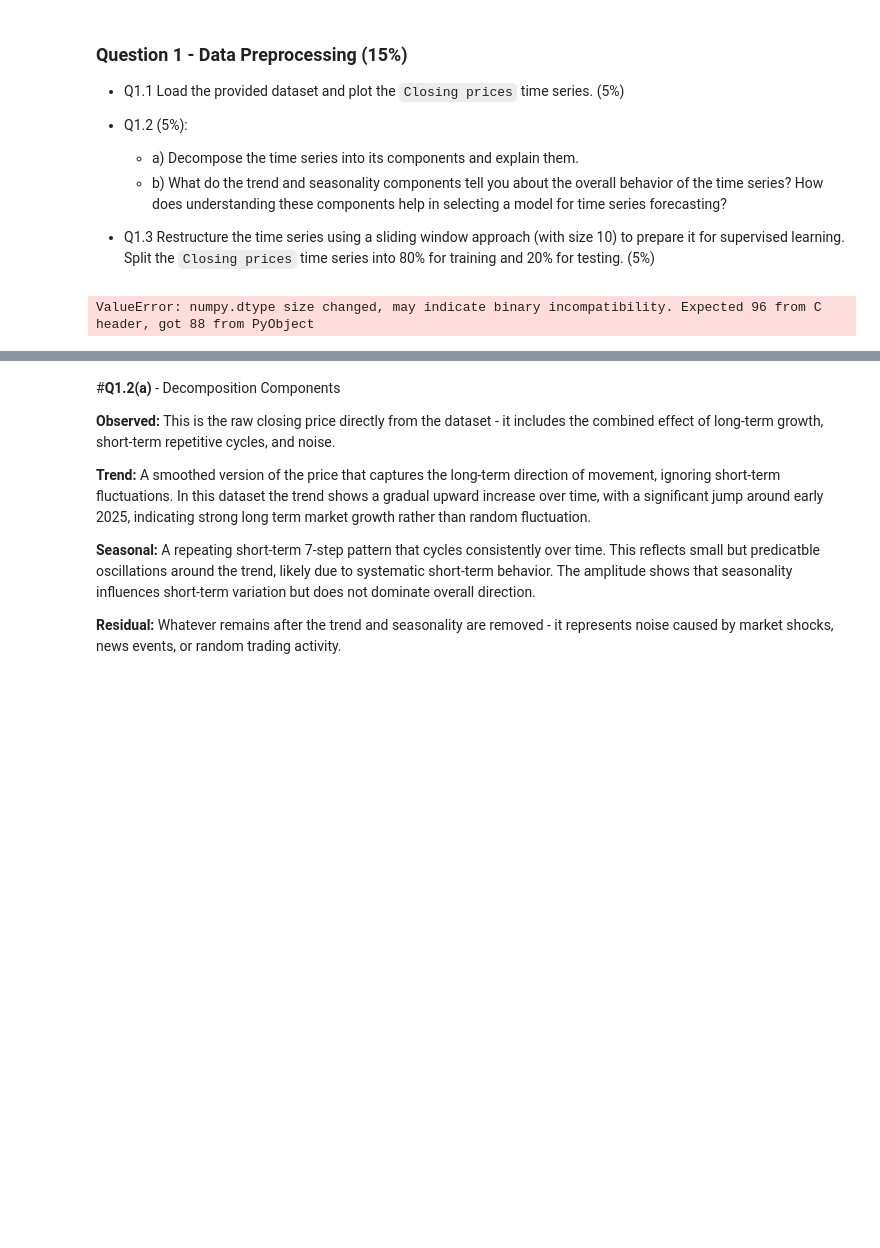
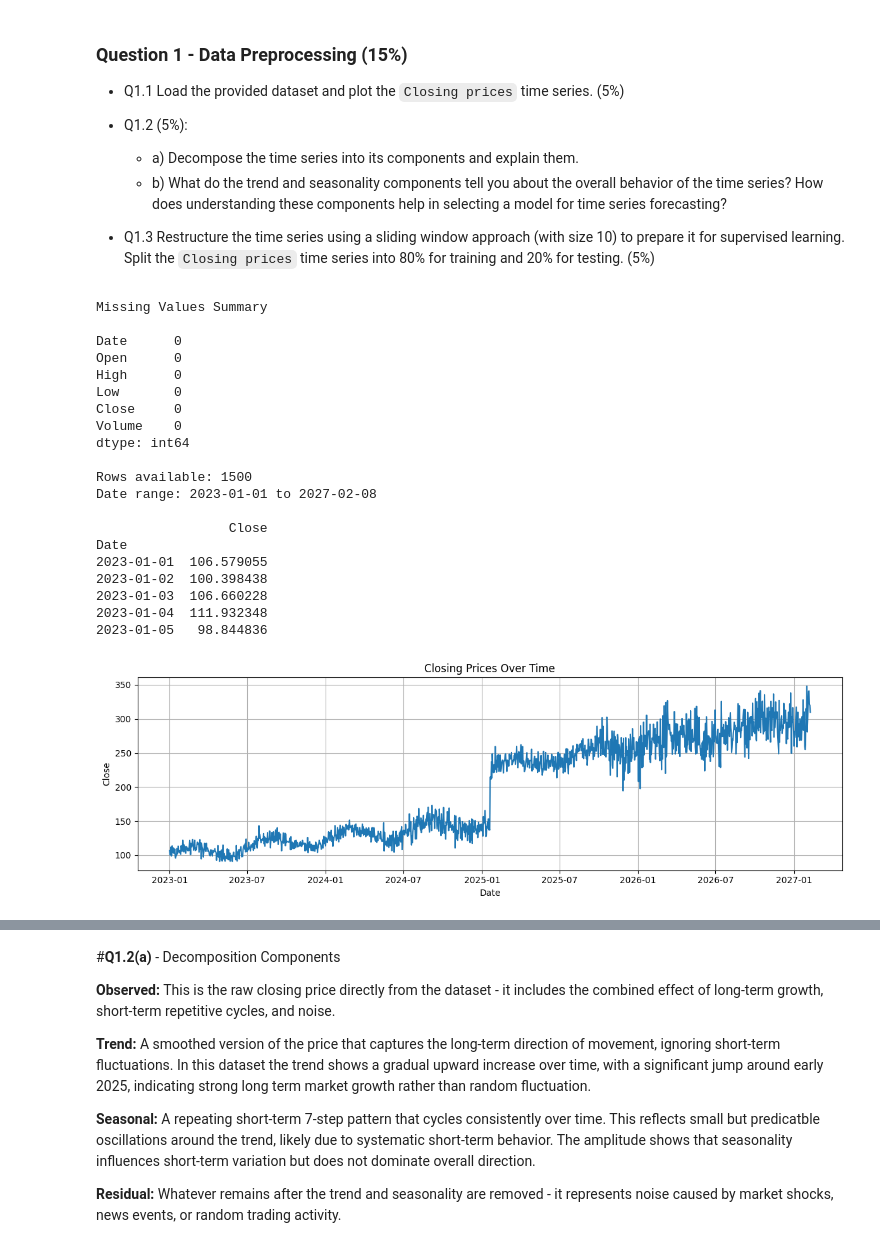
Before and after one commit to Benjamin-2003/AISE_4010_Assignments, a Jupyter notebook: AISE4010_Asn2.ipynb, the cells around one changed output, grey strips where cells are left out. Cells and saved outputs as stored; diff of their text form; code cells hidden in the pictures; blank space fills up the shorter version.

```diff
--- a/AISE4010_Asn2.ipynb
+++ b/AISE4010_Asn2.ipynb
@@ -41,40 +41,52 @@ Features:
 # %%
 import pandas as pd
 import matplotlib.pyplot as plt
 
 df = pd.read_csv('StockData.csv')
 
-print("Q1.1 — Missing Values Summary\n")
-
+print("Missing Values Summary\n")
 dfNull = df.isnull().sum()
-
 print(dfNull)
 
-if dfNull.sum() == 0:
-  print("\nNo missing values detected — proceeding without any cleaning.\n")
-else :
-  print("\nMissing values detected")
-
-df['Date'] = pd.to_datetime(df['Date'], infer_datetime_format=True)
+df['Date'] = pd.to_datetime(df['Date'])
 df = df.sort_values('Date').reset_index(drop=True)
 
 ts = df.set_index('Date')[['Close']]
 
-print("Q1.1 — Dataset Summary\n")
-print(f"Rows available: {len(ts)}")
-print(f"Date range: {ts.index[0].date()}  →  {ts.index[-1].date()}\n")
-print(ts.head(3))
+print(f"\nRows available: {len(ts)}")
+print(f"Date range: {ts.index[0].date()} to {ts.index[-1].date()}\n")
+print(ts.head())
 
 plt.figure(figsize=(12, 4))
 plt.plot(ts.index, ts['Close'])
 plt.title("Closing Prices Over Time")
 plt.xlabel("Date")
 plt.ylabel("Close")
 plt.grid(True)
 plt.tight_layout()
 plt.show()
 # %% [output]
-ValueError: numpy.dtype size changed, may indicate binary incompatibility. Expected 96 from C header, got 88 from PyObject
+Missing Values Summary
+
+Date      0
+Open      0
+High      0
+Low       0
+Close     0
+Volume    0
+dtype: int64
+
+Rows available: 1500
+Date range: 2023-01-01 to 2027-02-08
+
+                 Close
+Date
+2023-01-01  106.579055
+2023-01-02  100.398438
+2023-01-03  106.660228
+2023-01-04  111.932348
+2023-01-05   98.844836
+[figure, added]
 # %%
 import numpy as np
 
```
Also changed, not shown: parts of 13 cells of this notebook, 1 other file.
